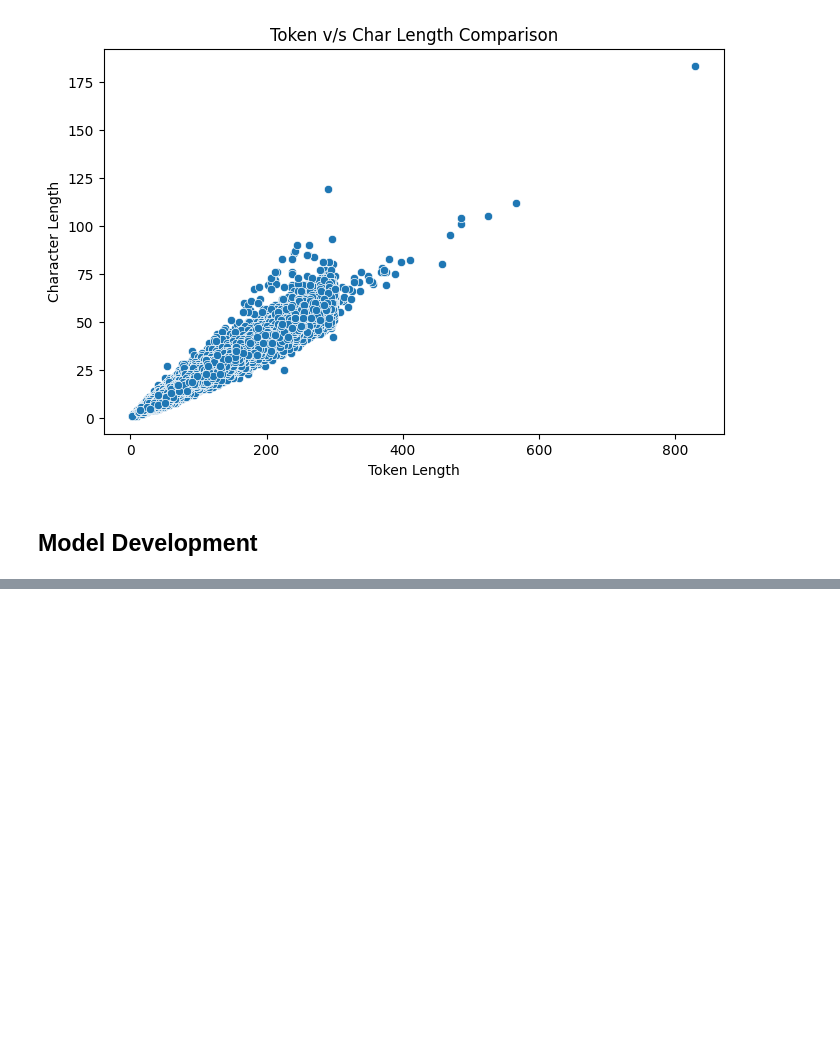
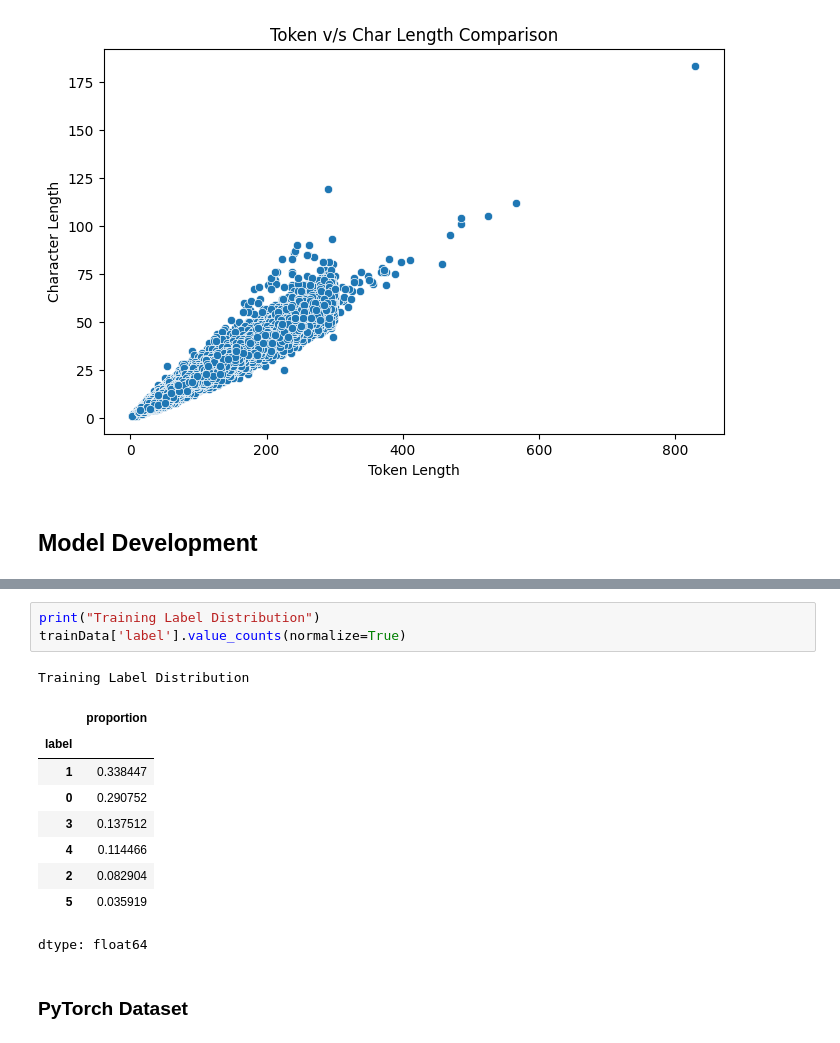
Before and after one commit to AsutoshDalei/Deep-Neural-Networks, a Jupyter notebook: SentimentAnalysisBERT.ipynb, the cells around one changed output, grey strips where cells are left out. Drawn from its saved outputs; the diff is of its cells as text; blank space fills up the shorter version.

Commit message:
PyTorch dataset creation.

```diff
--- a/SentimentAnalysisBERT.ipynb
+++ b/SentimentAnalysisBERT.ipynb
@@ -248,0 +277,16 @@ plt.show()
+# %%
+print("Training Label Distribution")
+trainData['label'].value_counts(normalize=True)
+# %% [output]
+Training Label Distribution
+|  | proportion |
+| label |  |
+| 1 | 0.338447 |
+| 0 | 0.290752 |
+| 3 | 0.137512 |
+| 4 | 0.114466 |
+| 2 | 0.082904 |
+| 5 | 0.035919 |
+dtype: float64
+# %% [markdown]
+### PyTorch Dataset
```
Also changed, not shown: parts of 7 cells of this notebook.
